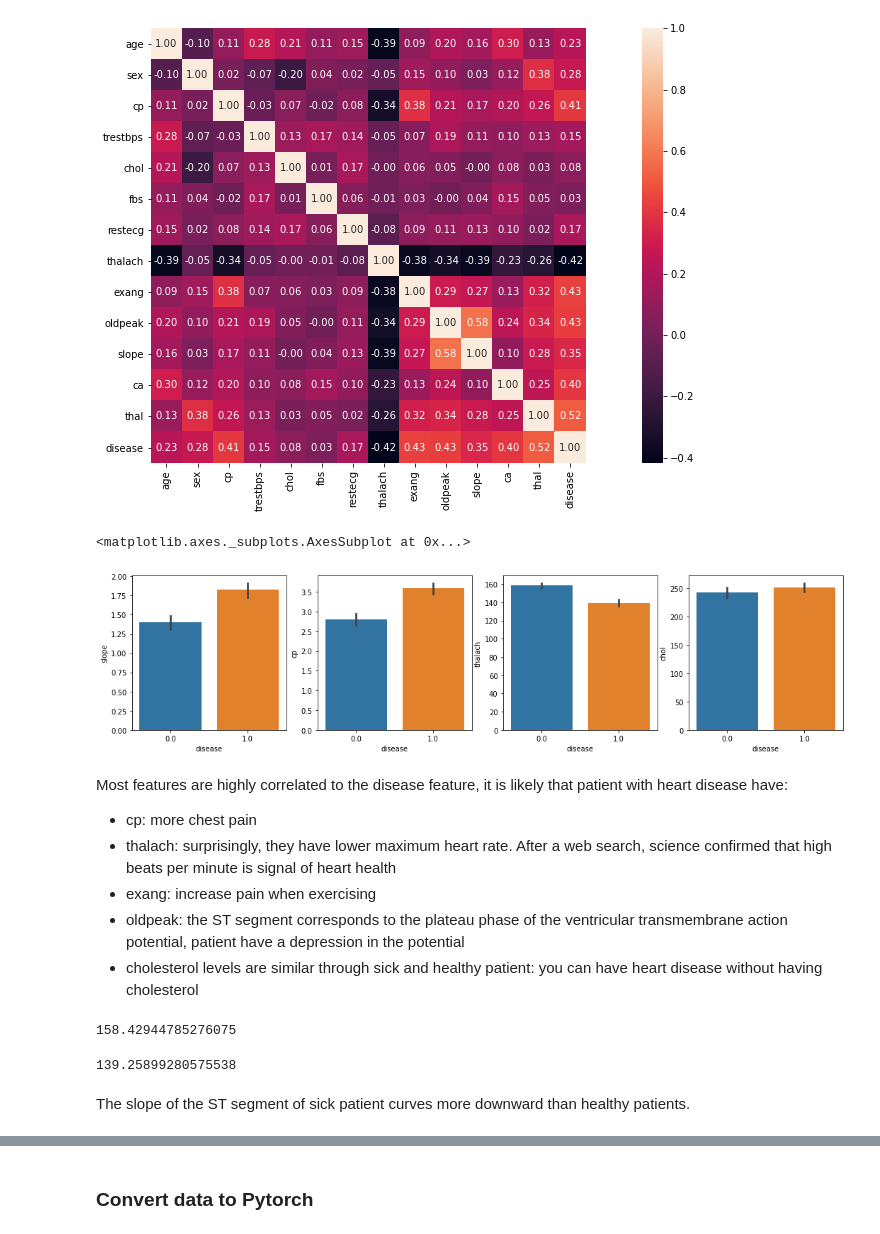
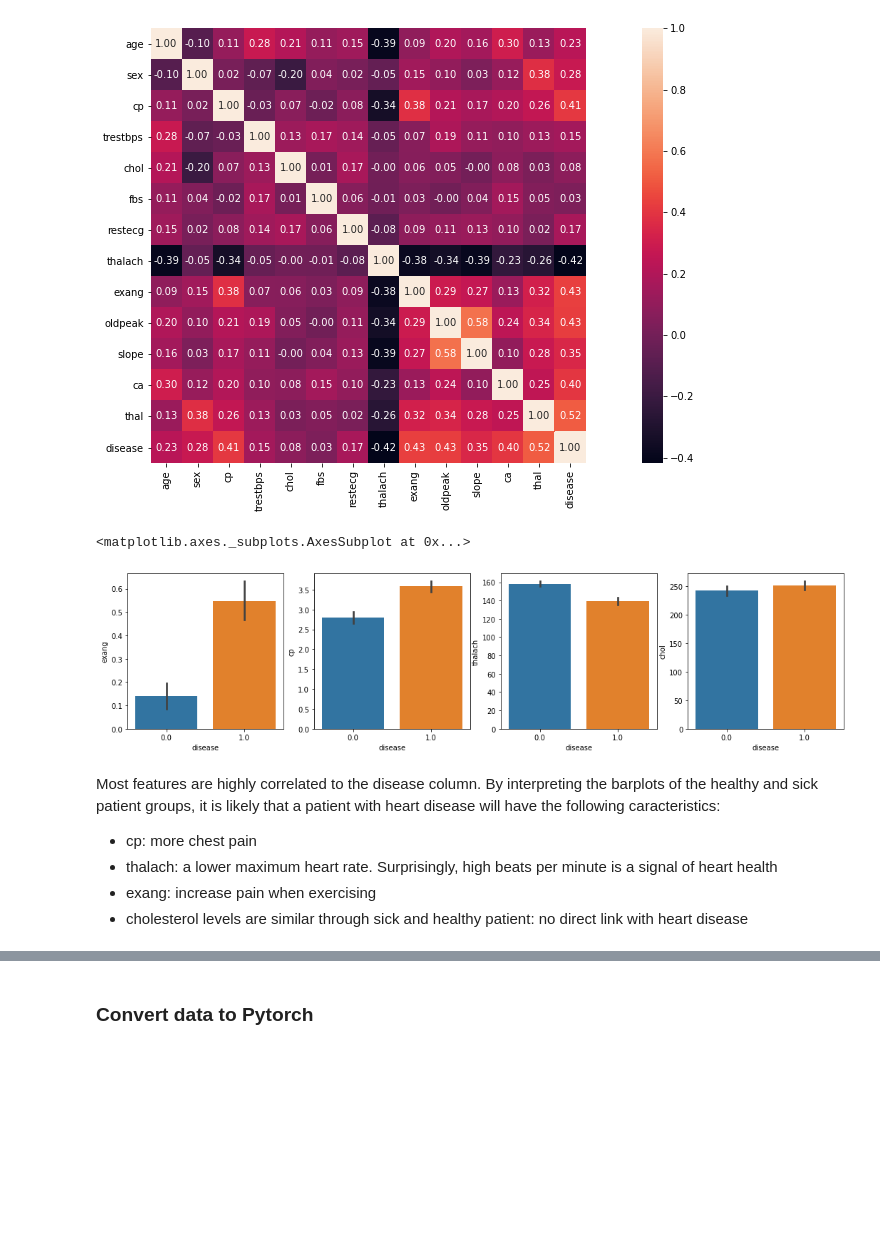
Before and after one commit to ConsciousML/Decision-Trees-Ensembles-from-scratch, a Jupyter notebook: Decision Trees and Random Forest.ipynb, the cells around one changed output, grey strips where cells are left out. Saved outputs shown, nothing was run; the diff lists cells and outputs as text; code cells hidden in the pictures; blank space fills up the shorter version.

Commit message:
add reformulations and change barplots

```diff
--- a/Decision Trees and Random Forest.ipynb
+++ b/Decision Trees and Random Forest.ipynb
@@ -98,30 +98,20 @@ sns.heatmap(hdisease.corr(), annot=True, square=True, fmt='0.2f')
 [figure]
 # %%
 fig, (ax1, ax2, ax3, ax4) = plt.subplots(1, 4, figsize=(18, 4))
-sns.barplot(x='disease', y='slope', data=hdisease, ax=ax1)
+sns.barplot(x='disease', y='exang', data=hdisease, ax=ax1)
 sns.barplot(x='disease', y='cp', data=hdisease, ax=ax2)
 sns.barplot(x='disease', y='thalach', data=hdisease, ax=ax3)
 sns.barplot(x='disease', y='chol', data=hdisease, ax=ax4)
 # %% [output]
 <matplotlib.axes._subplots.AxesSubplot at 0x...>
-[figure, old version]
+[figure, new version]
 # %% [markdown]
-Most features are highly correlated to the disease feature, it is likely that patient with heart disease have:
+Most features are highly correlated to the disease column.
+By interpreting the barplots of the healthy and sick patient groups, it is likely that a patient with heart disease will have the following caracteristics:
 - cp: more chest pain
-- thalach: surprisingly, they have lower maximum heart rate. After a web search, science confirmed that high beats per minute is signal of heart health
+- thalach: a lower maximum heart rate. Surprisingly, high beats per minute is a signal of heart health
 - exang: increase pain when exercising
-- oldpeak: the ST segment corresponds to the plateau phase of the ventricular transmembrane action potential, patient have a depression in the potential
-- cholesterol levels are similar through sick and healthy patient: you can have heart disease without having cholesterol
+- cholesterol levels are similar through sick and healthy patient: no direct link with heart disease
-# %%
-hdisease.loc[hdisease['disease'] == 0, 'thalach'].mean()
-# %% [output]
-158.42944785276075
-# %%
-hdisease.loc[hdisease['disease'] == 1, 'thalach'].mean()
-# %% [output]
-139.25899280575538
-# %% [markdown]
-The slope of the ST segment of sick patient curves more downward than healthy patients.
 # %% [markdown]
 ### Decision Trees
 Decision trees are defined by recursively partitioning the input space into regions. Each region is partitioned into sub-regions for each child node.
```
Also changed, not shown: parts of 5 cells of this notebook.
